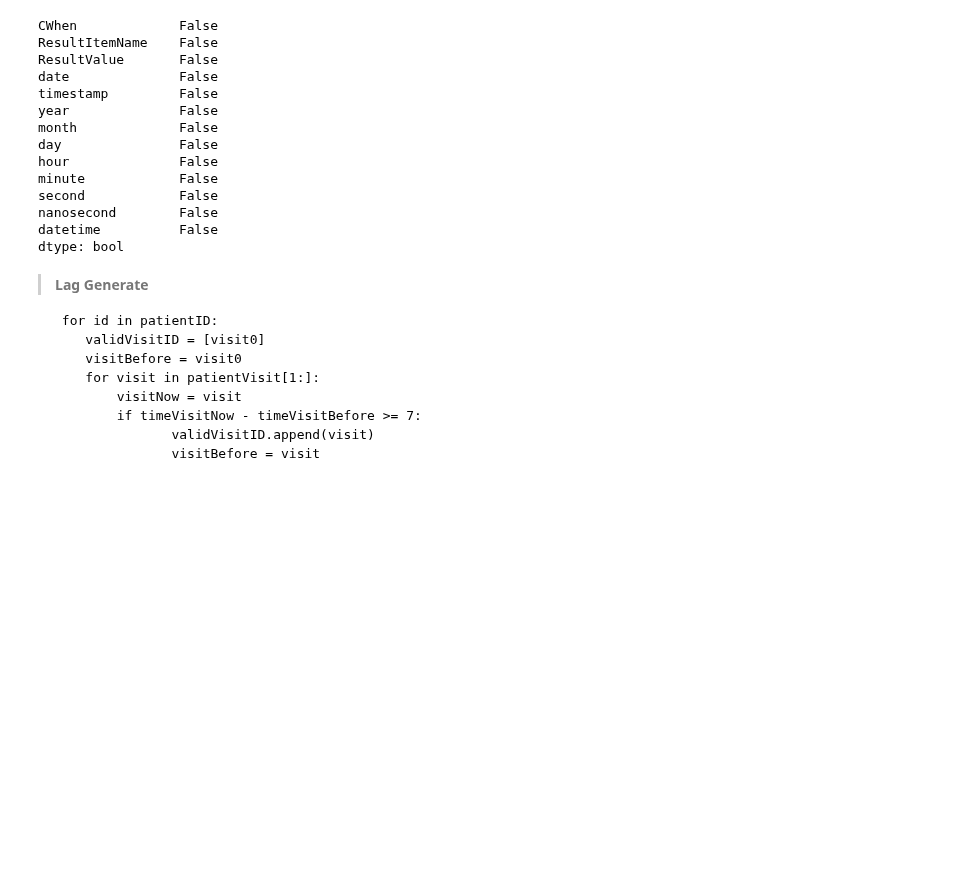
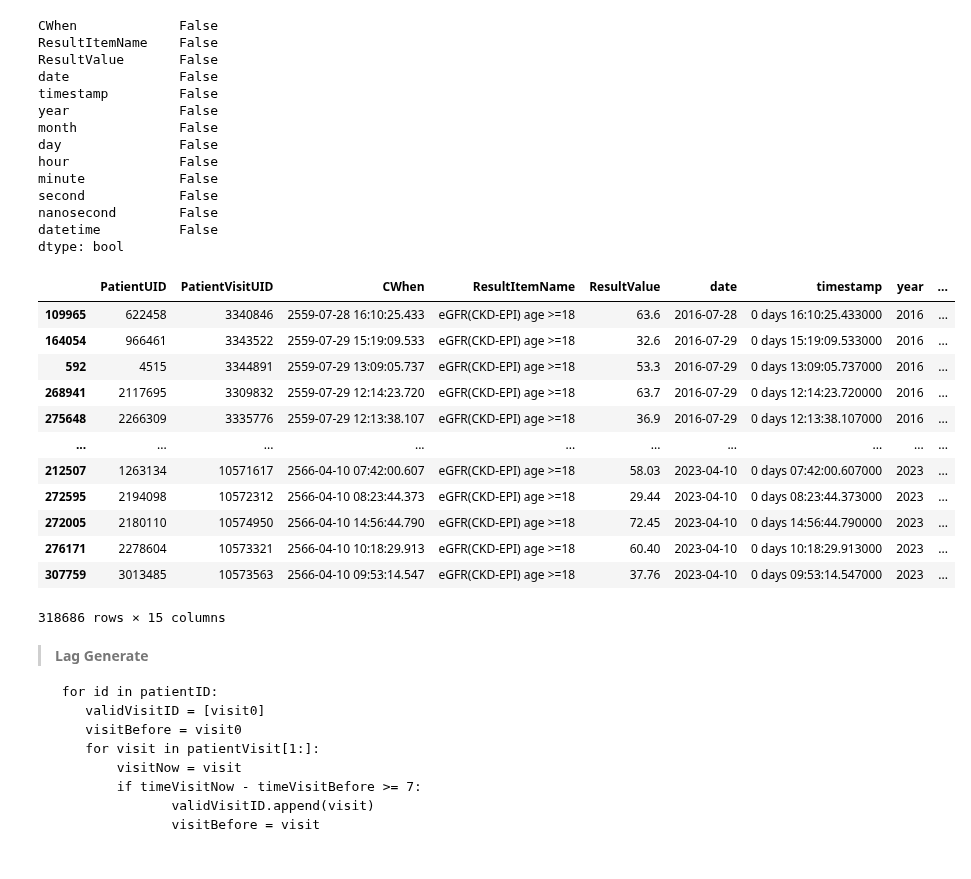
Before and after one commit to nxxk23/PROJECT, a Jupyter notebook: LabSlope.ipynb, the cells around one changed output. Cells and saved outputs as stored; diff of their text form; code cells hidden in the pictures; blank space fills up the shorter version.

```diff
--- a/LabSlope.ipynb
+++ b/LabSlope.ipynb
@@ -207,6 +243,22 @@ second            False
 nanosecond        False
 datetime          False
 dtype: bool
+# %%
+a = df.reset_index().sort_values('date')
+# %% [output]
+|  | PatientUID | PatientVisitUID | CWhen | ResultItemName | ResultValue | date | timestamp | year | ... |
+| 109965 | 622458 | 3340846 | 2559-07-28 16:10:25.433 | eGFR(CKD-EPI) age >=18 | 63.6 | 2016-07-28 | 0 days 16:10:25.433000 | 2016 | ... |
+| 164054 | 966461 | 3343522 | 2559-07-29 15:19:09.533 | eGFR(CKD-EPI) age >=18 | 32.6 | 2016-07-29 | 0 days 15:19:09.533000 | 2016 | ... |
+| 592 | 4515 | 3344891 | 2559-07-29 13:09:05.737 | eGFR(CKD-EPI) age >=18 | 53.3 | 2016-07-29 | 0 days 13:09:05.737000 | 2016 | ... |
+| 268941 | 2117695 | 3309832 | 2559-07-29 12:14:23.720 | eGFR(CKD-EPI) age >=18 | 63.7 | 2016-07-29 | 0 days 12:14:23.720000 | 2016 | ... |
+| 275648 | 2266309 | 3335776 | 2559-07-29 12:13:38.107 | eGFR(CKD-EPI) age >=18 | 36.9 | 2016-07-29 | 0 days 12:13:38.107000 | 2016 | ... |
+| ... | ... | ... | ... | ... | ... | ... | ... | ... | ... |
+| 212507 | 1263134 | 10571617 | 2566-04-10 07:42:00.607 | eGFR(CKD-EPI) age >=18 | 58.03 | 2023-04-10 | 0 days 07:42:00.607000 | 2023 | ... |
+| 272595 | 2194098 | 10572312 | 2566-04-10 08:23:44.373 | eGFR(CKD-EPI) age >=18 | 29.44 | 2023-04-10 | 0 days 08:23:44.373000 | 2023 | ... |
+| 272005 | 2180110 | 10574950 | 2566-04-10 14:56:44.790 | eGFR(CKD-EPI) age >=18 | 72.45 | 2023-04-10 | 0 days 14:56:44.790000 | 2023 | ... |
+| 276171 | 2278604 | 10573321 | 2566-04-10 10:18:29.913 | eGFR(CKD-EPI) age >=18 | 60.40 | 2023-04-10 | 0 days 10:18:29.913000 | 2023 | ... |
+| 307759 | 3013485 | 10573563 | 2566-04-10 09:53:14.547 | eGFR(CKD-EPI) age >=18 | 37.76 | 2023-04-10 | 0 days 09:53:14.547000 | 2023 | ... |
+318686 rows × 15 columns
 # %% [markdown]
 
 
```
Also changed, not shown: parts of 4 cells of this notebook.
